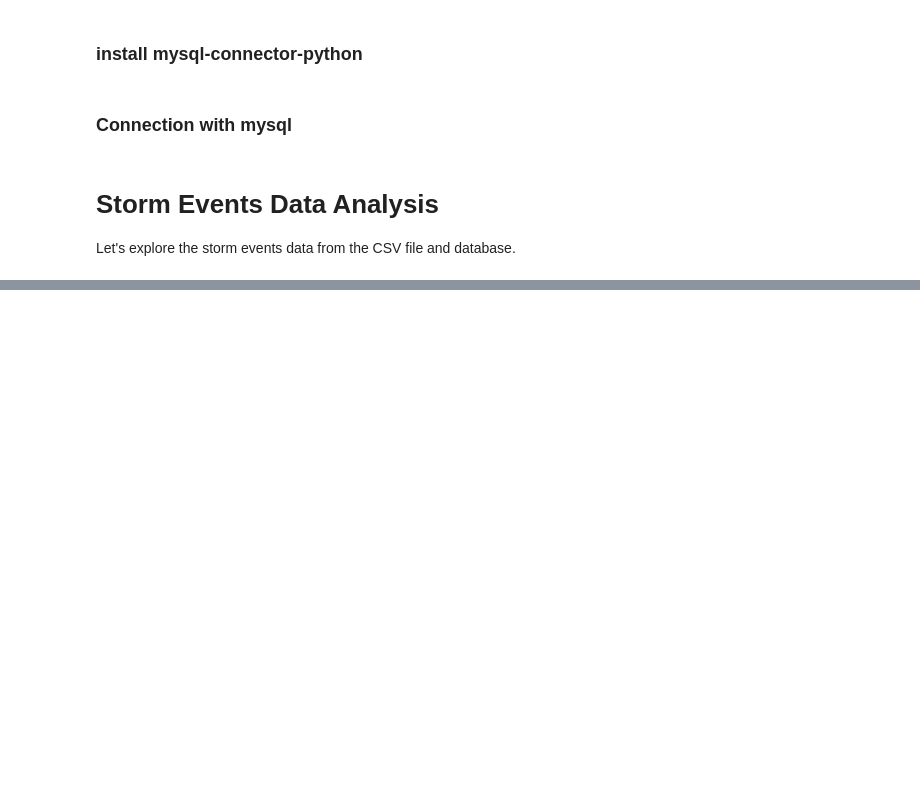
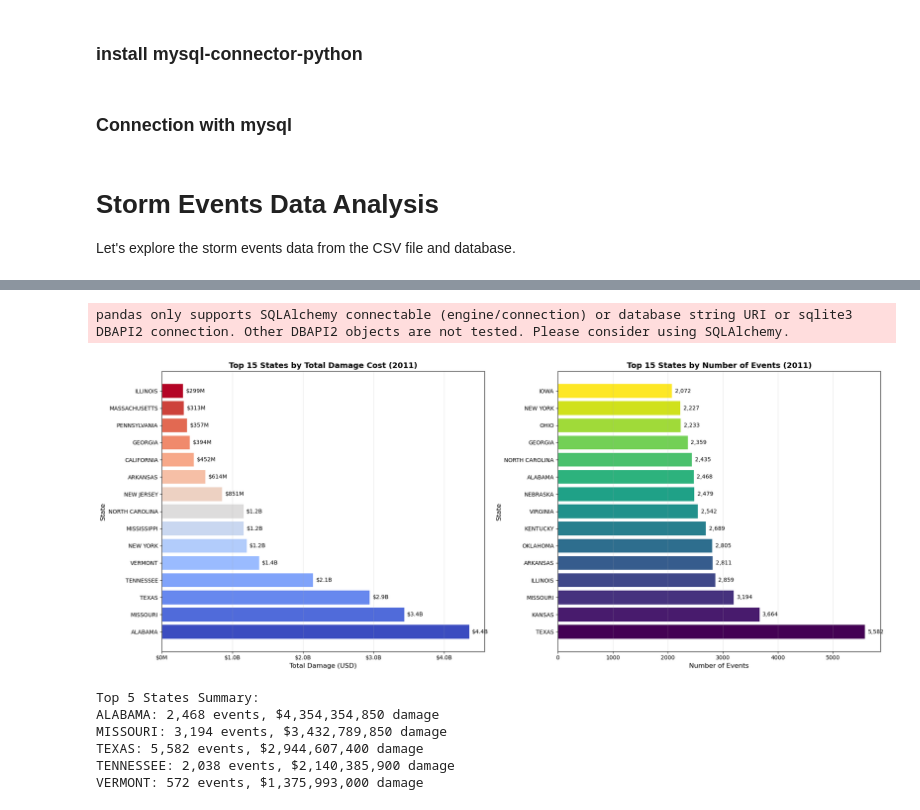
Before and after one commit to TribotCoder/Final-Project, a Jupyter notebook: cap4770_mysql.ipynb, the cells around one changed output, grey strips where cells are left out. Saved outputs shown, nothing was run; the diff lists cells and outputs as text; code cells hidden in the pictures; blank space fills up the shorter version.

```diff
--- a/cap4770_mysql.ipynb
+++ b/cap4770_mysql.ipynb
@@ -112,0 +354,79 @@ print(damage_db)
+# %%
+# Graph 5: Geographic Distribution by State
+# Get state-wise data
+query_states = f"""
+SELECT
+    state,
+    COUNT(*) as event_count,
+    SUM(CASE
+        WHEN damage_property LIKE '%k' THEN CAST(REPLACE(damage_property, 'k', '') AS DECIMAL(10,2)) * 1000
+        WHEN damage_property LIKE '%M' THEN CAST(REPLACE(damage_property, 'M', '') AS DECIMAL(10,2)) * 1000000
+        WHEN damage_property LIKE '%B' THEN CAST(REPLACE(damage_property, 'B', '') AS DECIMAL(10,2)) * 1000000000
+        ELSE CAST(damage_property AS DECIMAL(10,2))
+    END + CASE
+        WHEN damage_crops LIKE '%k' THEN CAST(REPLACE(damage_crops, 'k', '') AS DECIMAL(10,2)) * 1000
+        WHEN damage_crops LIKE '%M' THEN CAST(REPLACE(damage_crops, 'M', '') AS DECIMAL(10,2)) * 1000000
+        WHEN damage_crops LIKE '%B' THEN CAST(REPLACE(damage_crops, 'B', '') AS DECIMAL(10,2)) * 1000000000
+        ELSE CAST(damage_crops AS DECIMAL(10,2))
+    END) as total_damage
+FROM {storm_table_name}
+GROUP BY state
+ORDER BY total_damage DESC
+"""
+state_data = pd.read_sql(query_states, conn)
+
+fig, (ax1, ax2) = plt.subplots(1, 2, figsize=(20, 8))
+
+# Top 15 states by damage
+top_states_damage = state_data.head(15)
+bars1 = ax1.barh(range(len(top_states_damage)), top_states_damage['total_damage'],
+                 color=plt.cm.coolwarm(np.linspace(0, 1, len(top_states_damage))))
+ax1.set_title('Top 15 States by Total Damage Cost (2011)', fontsize=14, fontweight='bold')
+ax1.set_xlabel('Total Damage (USD)', fontsize=12)
+ax1.set_ylabel('State', fontsize=12)
+ax1.set_yticks(range(len(top_states_damage)))
+ax1.set_yticklabels(top_states_damage['state'])
+ax1.xaxis.set_major_formatter(plt.FuncFormatter(lambda x, p: f'${x/1e6:.0f}M' if x < 1e9 else f'${x/1e9:.1f}B'))
+
+# Add value labels
+for i, bar in enumerate(bars1):
+    width = bar.get_width()
+    ax1.text(width + max(top_states_damage['total_damage'])*0.01, bar.get_y() + bar.get_height()/2,
+             f'${width/1e6:.0f}M' if width < 1e9 else f'${width/1e9:.1f}B',
+             ha='left', va='center', fontsize=10)
+
+ax1.grid(axis='x', alpha=0.3)
+
+# Top 15 states by event count
+top_states_count = state_data.nlargest(15, 'event_count')
+bars2 = ax2.barh(range(len(top_states_count)), top_states_count['event_count'],
+                 color=plt.cm.viridis(np.linspace(0, 1, len(top_states_count))))
+ax2.set_title('Top 15 States by Number of Events (2011)', fontsize=14, fontweight='bold')
+ax2.set_xlabel('Number of Events', fontsize=12)
+ax2.set_ylabel('State', fontsize=12)
+ax2.set_yticks(range(len(top_states_count)))
+ax2.set_yticklabels(top_states_count['state'])
+
+# Add value labels
+for i, bar in enumerate(bars2):
+    width = bar.get_width()
+    ax2.text(width + max(top_states_count['event_count'])*0.01, bar.get_y() + bar.get_height()/2,
+             f'{int(width):,}', ha='left', va='center', fontsize=10)
+
+ax2.grid(axis='x', alpha=0.3)
+
+plt.tight_layout()
+plt.show()
+
+print("Top 5 States Summary:")
+for i, row in state_data.head(5).iterrows():
+    print(f"{row['state']}: {row['event_count']:,} events, ${row['total_damage']:,.0f} damage")
+# %% [output]
+pandas only supports SQLAlchemy connectable (engine/connection) or database string URI or sqlite3 DBAPI2 connection. Other DBAPI2 objects are not tested. Please consider using SQLAlchemy.
+[figure, added]
+Top 5 States Summary:
+ALABAMA: 2,468 events, $4,354,354,850 damage
+MISSOURI: 3,194 events, $3,432,789,850 damage
+TEXAS: 5,582 events, $2,944,607,400 damage
+TENNESSEE: 2,038 events, $2,140,385,900 damage
+VERMONT: 572 events, $1,375,993,000 damage
```
Also changed, not shown: parts of 8 cells of this notebook.
